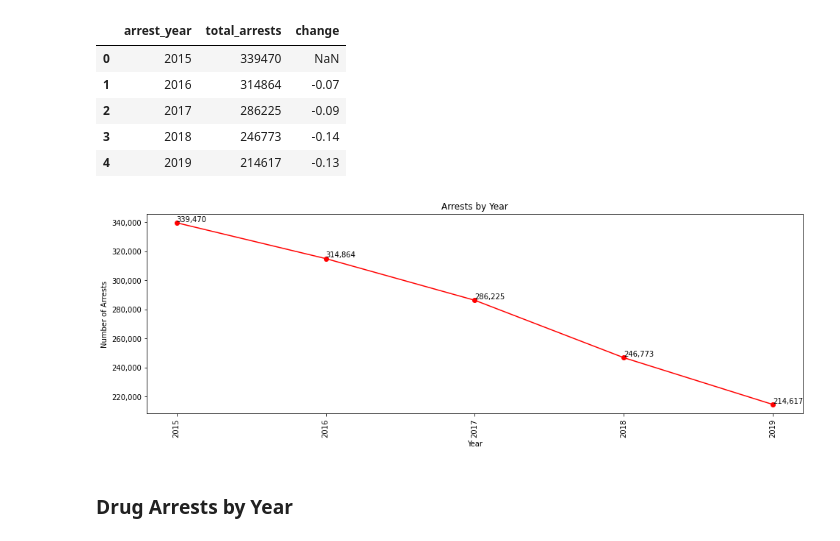
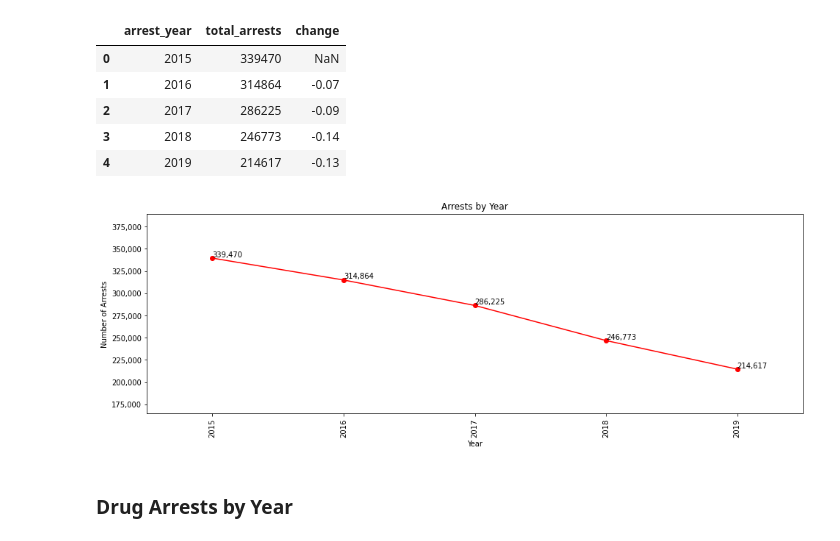
Before and after one commit to AmitSamra/NYC_Crime, a Jupyter notebook: nyc_crime_python.ipynb, the cells around one changed output. Saved outputs shown, nothing was run; the diff lists cells and outputs as text; code cells hidden in the pictures.

Commit message:
Expanded arrests by year plot

```diff
--- a/nyc_crime_python.ipynb
+++ b/nyc_crime_python.ipynb
@@ -427,27 +427,27 @@ df_year_pc
 # %%
 fig, ax = plt.subplots(figsize=(16, 5))
 ax.plot(df_year_pc.arrest_year, df_year_pc.total_arrests, marker='o', color='red')
 ax.set_xlabel("Year")
 ax.set_ylabel("Number of Arrests")
 ax.set_title("Arrests by Year")
 plt.xticks([x for x in df_year_pc.arrest_year])
 plt.xticks(rotation = 90)
 
 #for i,j in df_arrests_year.items():
 #    ax.annotate(j, xy=(i,j))
 
 for i,j in zip(df_year_pc.arrest_year, df_year_pc.total_arrests):
     ax.annotate(format(j,','), xy=(i,j), va='bottom', ha='left')
 
 ax.yaxis.set_major_formatter(
     ticker.FuncFormatter(lambda y, p: format(int(y), ','))
 )
+plt.xlim(min(df_year_pc.arrest_year)-.5,max(df_year_pc.arrest_year)+.5)
+plt.ylim(min(df_year_pc.total_arrests)-50000,max(df_year_pc.total_arrests)+50000)
 
 plt.show()
-
-# ? Where are the labels?
 # %% [output]
-[figure, old version]
+[figure, new version]
 # %% [markdown]
 ### Drug Arrests by Year
 # %%
```
Also changed, not shown: parts of 5 cells of this notebook.
